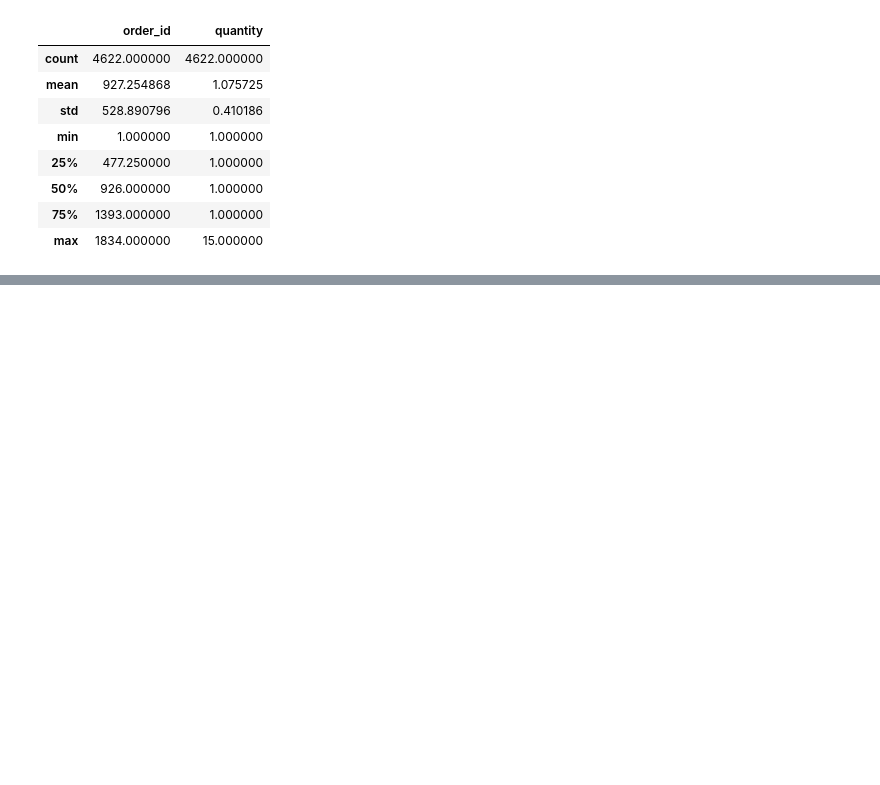
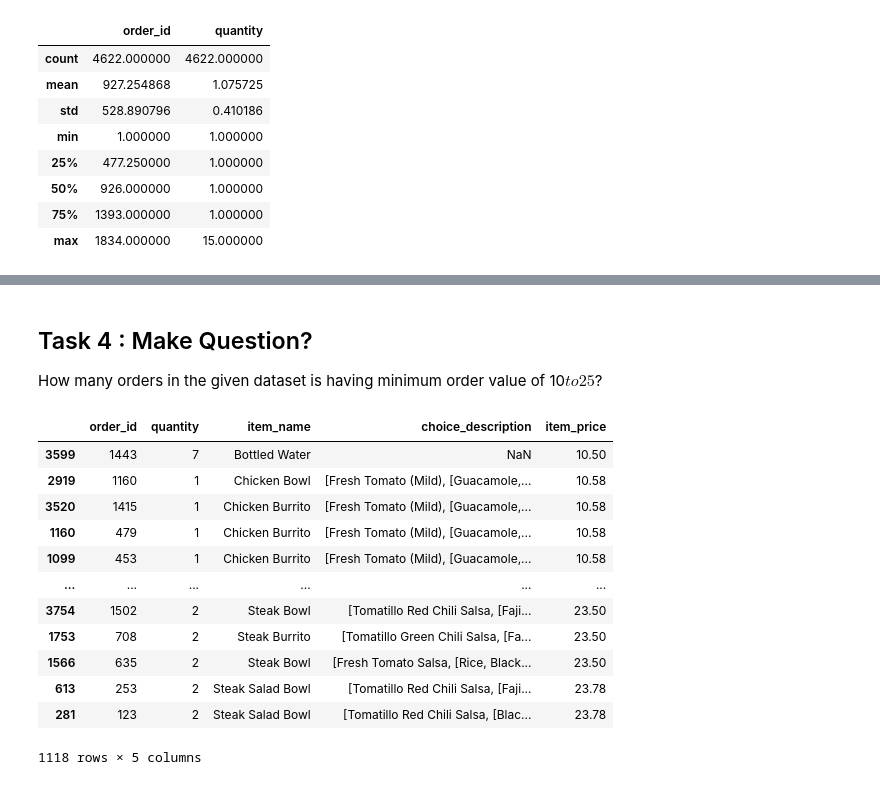
Before and after one commit to raghav2594/python_fundamentals, a Jupyter notebook: jupyter_notebook/04_Pandas_Library/Pandas_Crash_Course.ipynb, the cells around one changed output, grey strips where cells are left out. Cells and saved outputs as stored; diff of their text form; code cells hidden in the pictures; blank space fills up the shorter version.

```diff
--- a/jupyter_notebook/04_Pandas_Library/Pandas_Crash_Course.ipynb
+++ b/jupyter_notebook/04_Pandas_Library/Pandas_Crash_Course.ipynb
@@ -112,0 +346,21 @@ order_details.describe(include='all')
+# %% [markdown]
+## Task 4 : Make Question?
+How many orders in the given dataset is having minimum order value of 10$ to 25$?
+# %%
+order_details[order_details["item_price"].isin([10,25])] #this will not work. it expects the paritcular entry
+#we can use filter query
+order_details.query("item_price > 10 and item_price < 25").sort_values("item_price")
+# %% [output]
+|  | order_id | quantity | item_name | choice_description | item_price |
+| 3599 | 1443 | 7 | Bottled Water | NaN | 10.50 |
+| 2919 | 1160 | 1 | Chicken Bowl | [Fresh Tomato (Mild), [Guacamole,... | 10.58 |
+| 3520 | 1415 | 1 | Chicken Burrito | [Fresh Tomato (Mild), [Guacamole,... | 10.58 |
+| 1160 | 479 | 1 | Chicken Burrito | [Fresh Tomato (Mild), [Guacamole,... | 10.58 |
+| 1099 | 453 | 1 | Chicken Burrito | [Fresh Tomato (Mild), [Guacamole,... | 10.58 |
+| ... | ... | ... | ... | ... | ... |
+| 3754 | 1502 | 2 | Steak Bowl | [Tomatillo Red Chili Salsa, [Faji... | 23.50 |
+| 1753 | 708 | 2 | Steak Burrito | [Tomatillo Green Chili Salsa, [Fa... | 23.50 |
+| 1566 | 635 | 2 | Steak Bowl | [Fresh Tomato Salsa, [Rice, Black... | 23.50 |
+| 613 | 253 | 2 | Steak Salad Bowl | [Tomatillo Red Chili Salsa, [Faji... | 23.78 |
+| 281 | 123 | 2 | Steak Salad Bowl | [Tomatillo Red Chili Salsa, [Blac... | 23.78 |
+1118 rows × 5 columns
```
Also changed, not shown: parts of 29 cells of this notebook.
